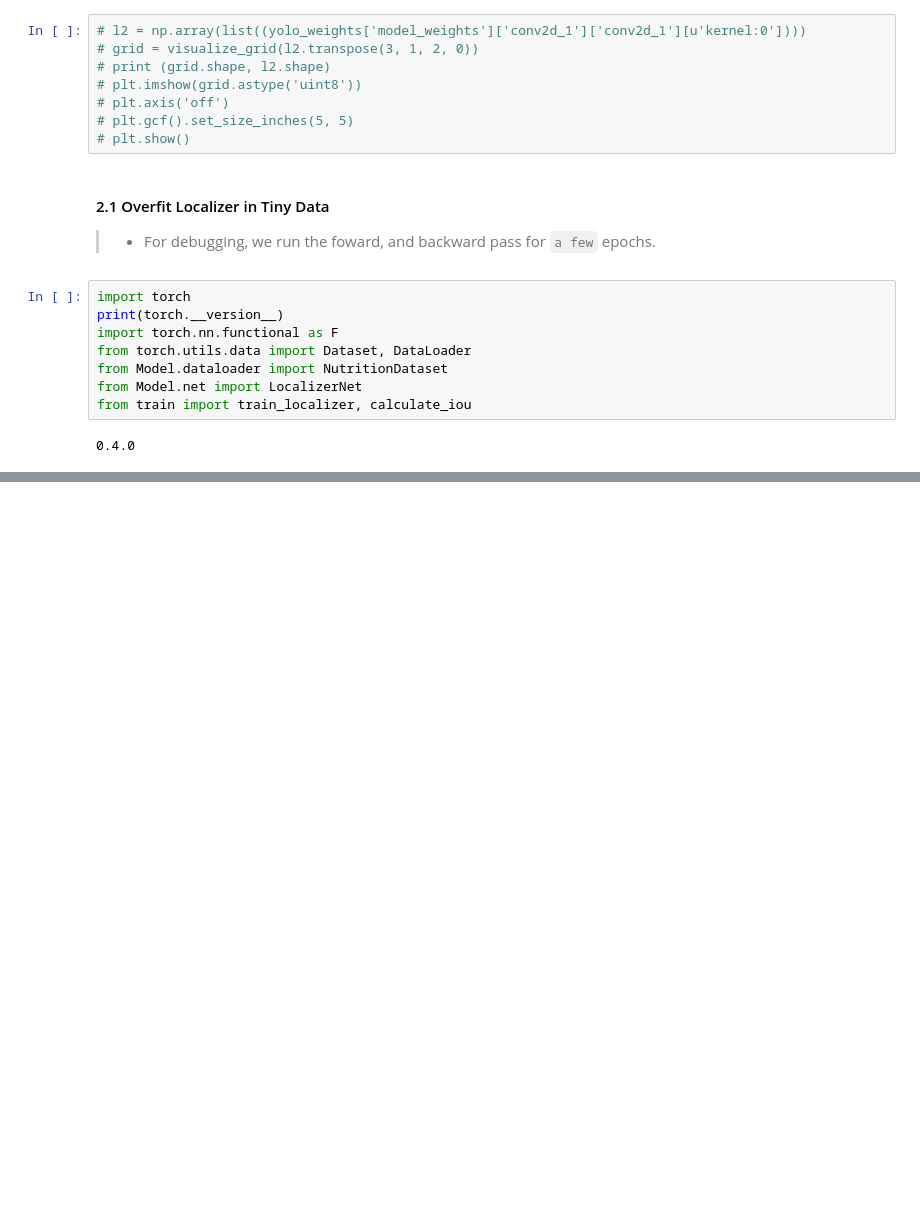
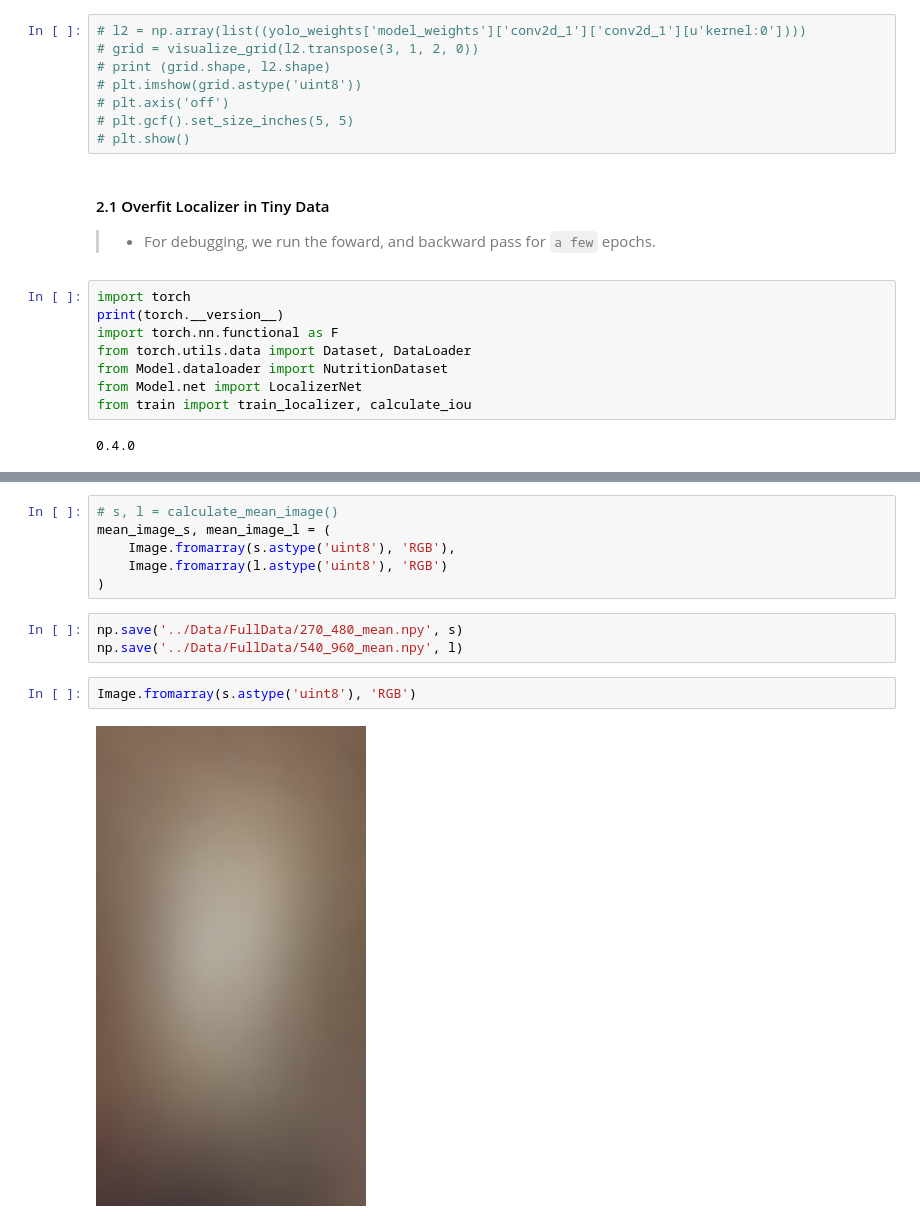
Before and after one commit to jlikhuva/NutritionProject, a Jupyter notebook: Localizer/prototypes.ipynb, the cells around one changed output, grey strips where cells are left out. Drawn from its saved outputs; the diff is of its cells as text; blank space fills up the shorter version.

Commit message:
mean image

```diff
--- a/Localizer/prototypes.ipynb
+++ b/Localizer/prototypes.ipynb
@@ -99,0 +102,13 @@ plt.plot(train_map)
+# %%
+# s, l = calculate_mean_image()
+mean_image_s, mean_image_l = (
+    Image.fromarray(s.astype('uint8'), 'RGB'),
+    Image.fromarray(l.astype('uint8'), 'RGB')
+)
+# %%
+np.save('../Data/FullData/270_480_mean.npy', s)
+np.save('../Data/FullData/540_960_mean.npy', l)
+# %%
+Image.fromarray(s.astype('uint8'), 'RGB')
+# %% [output]
+[figure, added]
```
Also changed, not shown: parts of 8 cells of this notebook, 1 other file.
